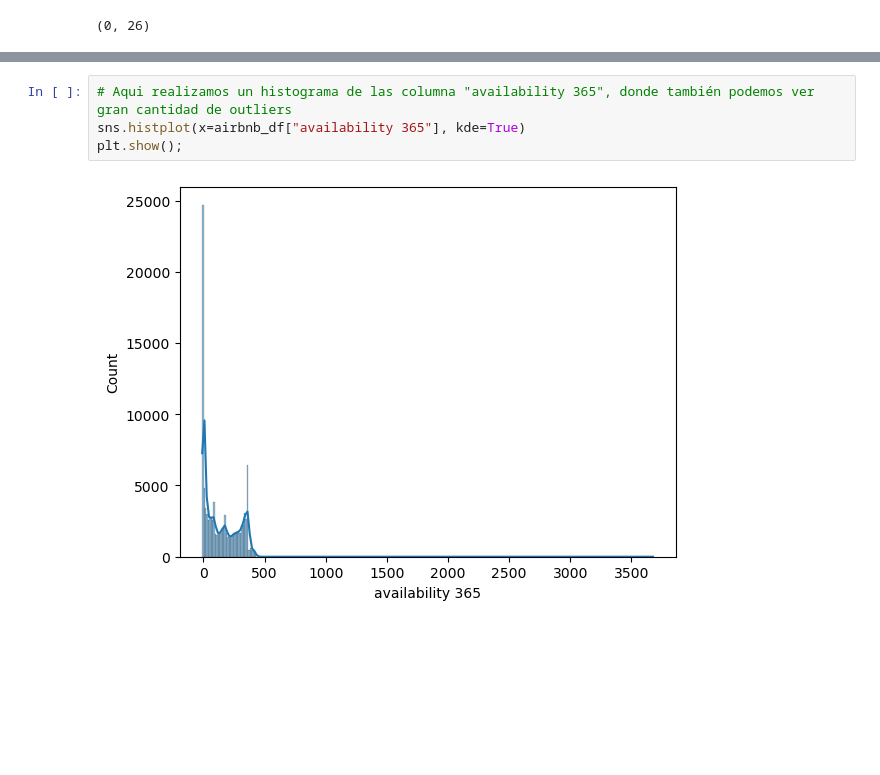
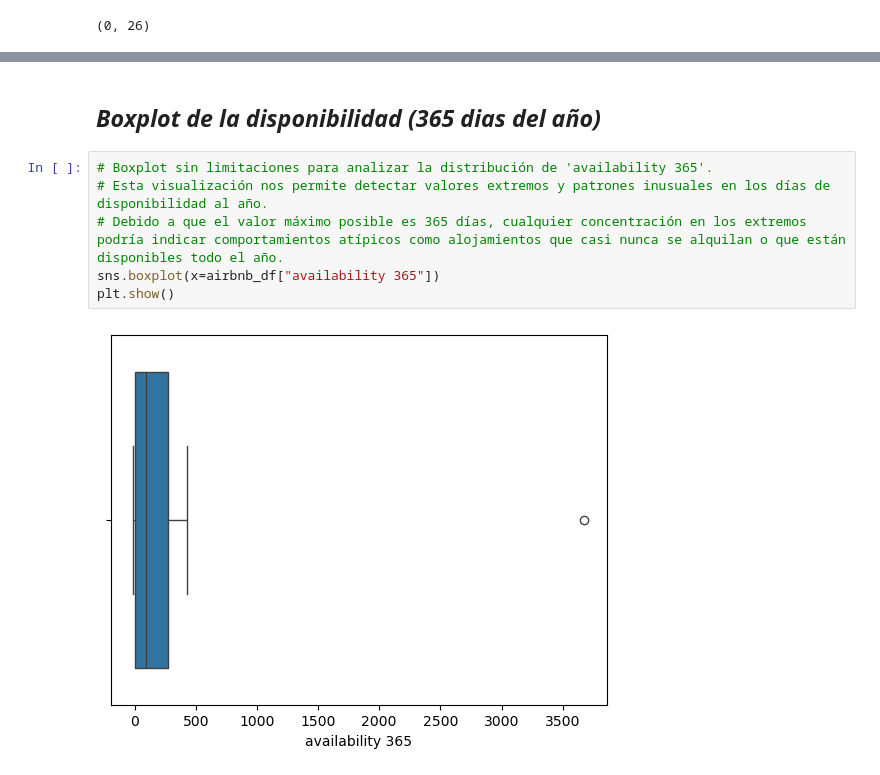
Before and after one commit to OscarFdz24/ProyectoEDA_Airbnb_Evolve, a Jupyter notebook: notebooks/Exploration.ipynb, the cells around one changed output, grey strips where cells are left out. Cells and saved outputs as stored; diff of their text form; blank space fills up the shorter version.

```diff
--- a/notebooks/Exploration.ipynb
+++ b/notebooks/Exploration.ipynb
@@ -294,6 +373,11 @@ plt.show();
+# %% [markdown]
+<a id="disponibilidad"></a>
+## ***Boxplot de la disponibilidad (365 dias del año)***
 # %%
-# Aqui realizamos un histograma de las columna "availability 365", donde también podemos ver gran cantidad de outliers
-sns.histplot(x=airbnb_df["availability 365"], kde=True)
-plt.show();
+# Boxplot sin limitaciones para analizar la distribución de 'availability 365'.
+# Esta visualización nos permite detectar valores extremos y patrones inusuales en los días de disponibilidad al año.
+# Debido a que el valor máximo posible es 365 días, cualquier concentración en los extremos podría indicar comportamientos atípicos como alojamientos que casi nunca se alquilan o que están disponibles todo el año.
+sns.boxplot(x=airbnb_df["availability 365"])
+plt.show()
 # %% [output]
-[figure, old version]
+[figure, new version]
```
Also changed, not shown: parts of 60 cells of this notebook.
